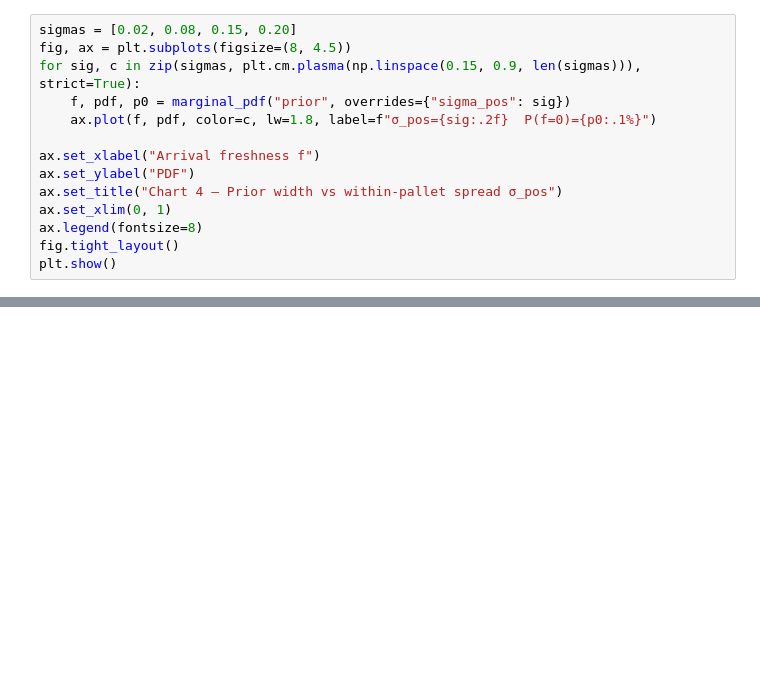
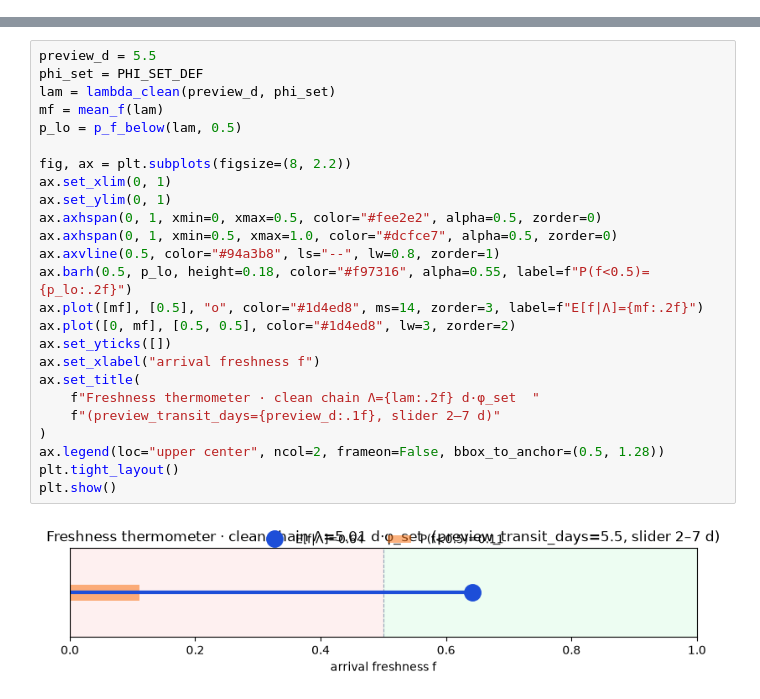
Before and after one commit to OliverEvans96/blueberries-voi, a Jupyter notebook: notebooks/arrival_tuning_charts_sketch.ipynb, the cells around one changed output, grey strips where cells are left out. Drawn from its saved outputs; the diff is of its cells as text; blank space fills up the shorter version.

Commit message:
Replace arrival sketch with cheap scalar tuning charts
Five Preview-tier slider prototypes using closed-form Λ and gamma
scalars — no full Prior PDF rebake on slider moves.

```diff
--- a/notebooks/arrival_tuning_charts_sketch.ipynb
+++ b/notebooks/arrival_tuning_charts_sketch.ipynb
@@ -189,14 +0,0 @@ MC at ρ=0.08: [{'break_share': 0.0240849740948372, 'duration_share': 0.97591502
-# %%
-sigmas = [0.02, 0.08, 0.15, 0.20]
-fig, ax = plt.subplots(figsize=(8, 4.5))
-for sig, c in zip(sigmas, plt.cm.plasma(np.linspace(0.15, 0.9, len(sigmas))), strict=True):
-    f, pdf, p0 = marginal_pdf("prior", overrides={"sigma_pos": sig})
-    ax.plot(f, pdf, color=c, lw=1.8, label=f"σ_pos={sig:.2f}  P(f=0)={p0:.1%}")
-
-ax.set_xlabel("Arrival freshness f")
-ax.set_ylabel("PDF")
-ax.set_title("Chart 4 — Prior width vs within-pallet spread σ_pos")
-ax.set_xlim(0, 1)
-ax.legend(fontsize=8)
-fig.tight_layout()
-plt.show()
@@ -244,0 +132,27 @@ plt.show()
+# %%
+preview_d = 5.5
+phi_set = PHI_SET_DEF
+lam = lambda_clean(preview_d, phi_set)
+mf = mean_f(lam)
+p_lo = p_f_below(lam, 0.5)
+
+fig, ax = plt.subplots(figsize=(8, 2.2))
+ax.set_xlim(0, 1)
+ax.set_ylim(0, 1)
+ax.axhspan(0, 1, xmin=0, xmax=0.5, color="#fee2e2", alpha=0.5, zorder=0)
+ax.axhspan(0, 1, xmin=0.5, xmax=1.0, color="#dcfce7", alpha=0.5, zorder=0)
+ax.axvline(0.5, color="#94a3b8", ls="--", lw=0.8, zorder=1)
+ax.barh(0.5, p_lo, height=0.18, color="#f97316", alpha=0.55, label=f"P(f<0.5)={p_lo:.2f}")
+ax.plot([mf], [0.5], "o", color="#1d4ed8", ms=14, zorder=3, label=f"E[f|Λ]={mf:.2f}")
+ax.plot([0, mf], [0.5, 0.5], color="#1d4ed8", lw=3, zorder=2)
+ax.set_yticks([])
+ax.set_xlabel("arrival freshness f")
+ax.set_title(
+    f"Freshness thermometer · clean chain Λ={lam:.2f} d·φ_set  "
+    f"(preview_transit_days={preview_d:.1f}, slider 2–7 d)"
+)
+ax.legend(loc="upper center", ncol=2, frameon=False, bbox_to_anchor=(0.5, 1.28))
+plt.tight_layout()
+plt.show()
+# %% [output]
+[figure, added]
```
Also changed, not shown: parts of 23 cells of this notebook, 1 other file.
